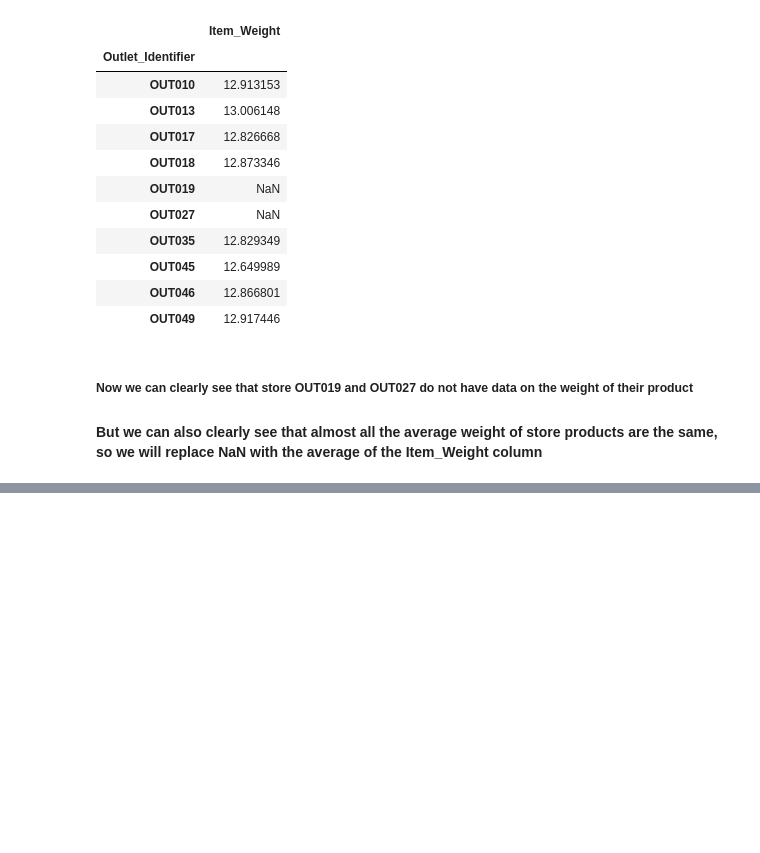
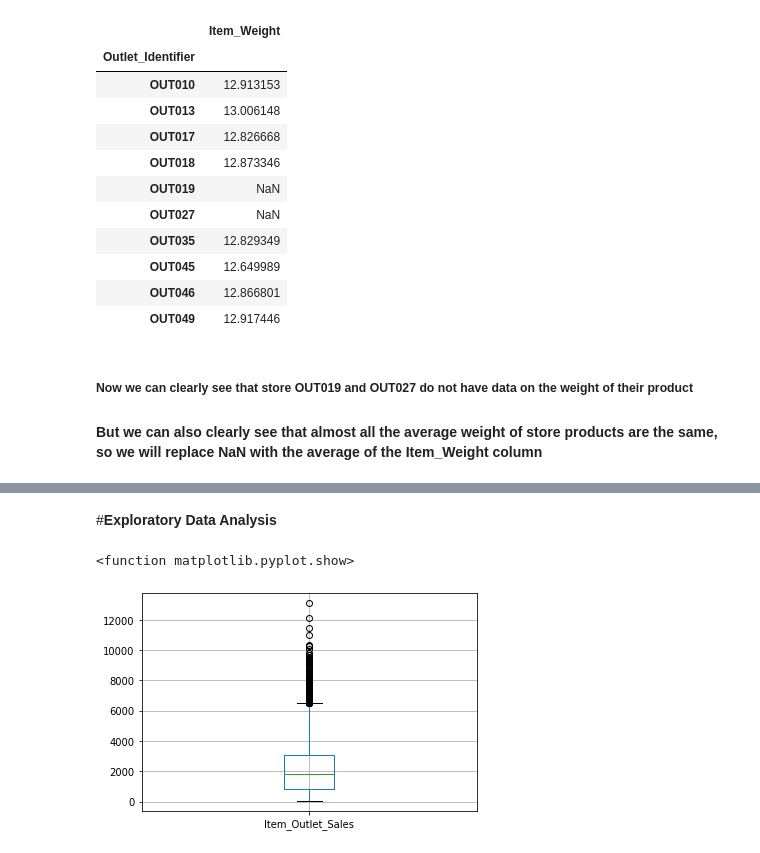
Before and after one commit to ABDELLAH-Hallou/BigMart-outlet-sales-prediction, a Jupyter notebook: BigMart_outlet_sales_prediction.ipynb, the cells around one changed output, grey strips where cells are left out. Saved outputs shown, nothing was run; the diff lists cells and outputs as text; code cells hidden in the pictures; blank space fills up the shorter version.

```diff
--- a/BigMart_outlet_sales_prediction.ipynb
+++ b/BigMart_outlet_sales_prediction.ipynb
@@ -238,3 +235,0 @@ See the caveats in the documentation: https://pandas.pydata.org/pandas-docs/stab
-# %%
-storeDf = storeDf.set_index('Outlet_Identifier')
-storeDf
@@ -310,0 +340,4 @@ productDf
+# %%
+# pd.concat([productDf, storeDf.reindex(productDf.index)], axis=1)
+df = productDf.merge(storeDf[['Outlet_Identifier','Outlet_Establishment_Year','Outlet_Size',	'Outlet_Location_Type',	'Outlet_Type']], left_on='Outlet_Identifier', right_on='Outlet_Identifier', how='inner')
+df
@@ -310,0 +358,7 @@ productDf
+# %%
+# Move column to the end
+temp_cols=df.columns.tolist()
+index=df.columns.get_loc("Item_Outlet_Sales")
+new_cols=temp_cols[0:index] +temp_cols[index+1:]+temp_cols[index:index+1]
+df=df[new_cols]
+df
@@ -310,0 +379,8 @@ productDf
+# %% [markdown]
+#**Exploratory Data Analysis**
+# %%
+df.boxplot(column=['Item_Outlet_Sales'])
+plt.show
+# %% [output]
+<function matplotlib.pyplot.show>
+[figure, added]
```
Also changed, not shown: parts of 29 cells of this notebook.
